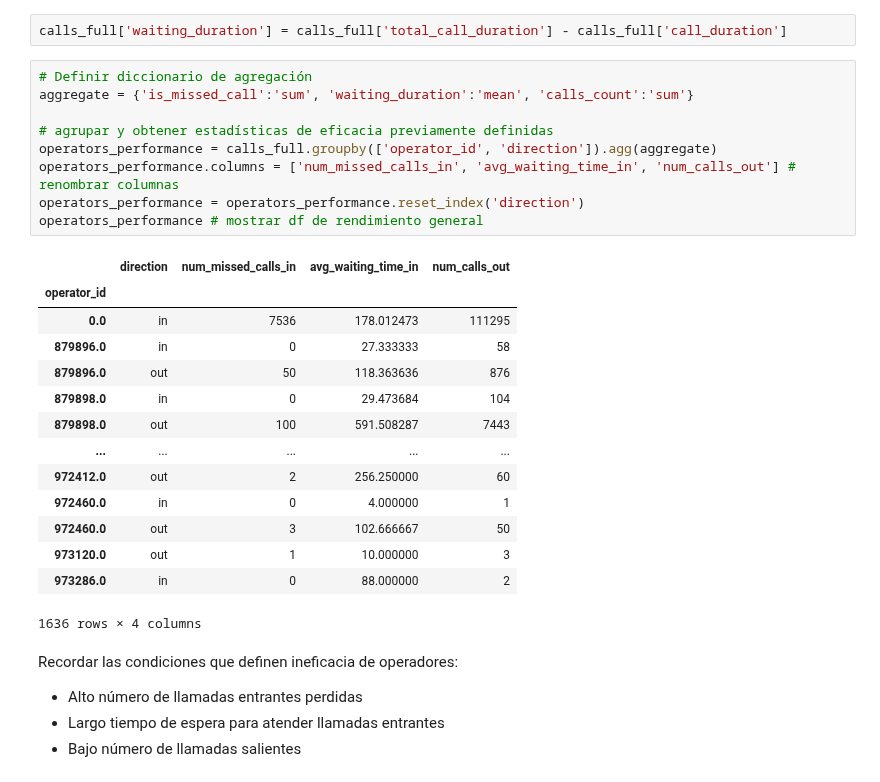
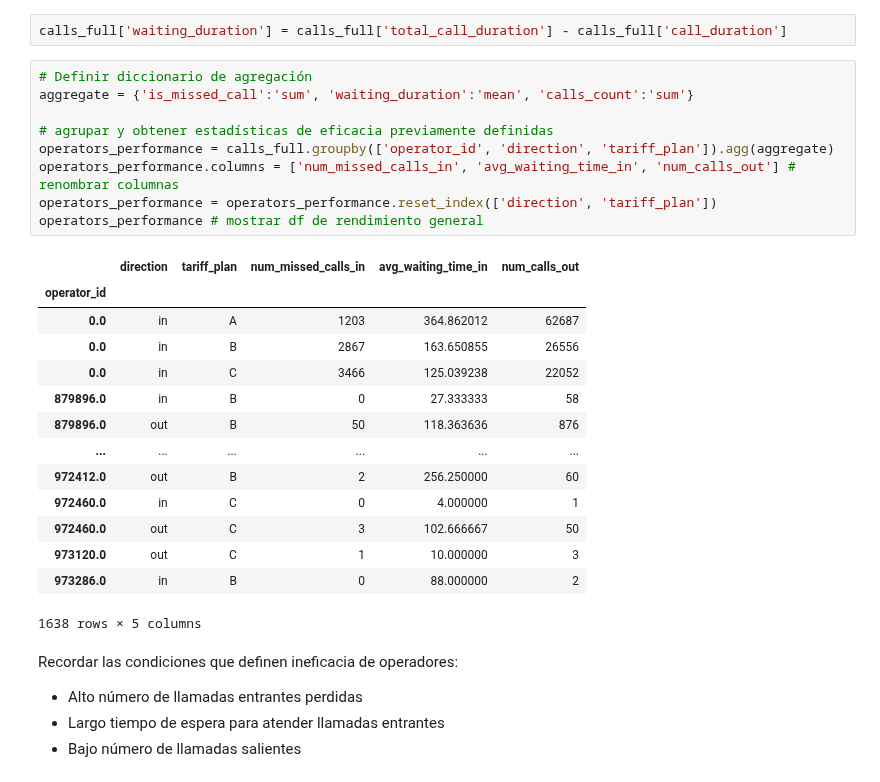
Before and after one commit to ScinDBad/DA_proyecto_final, a Jupyter notebook: proyecto_sp_14.ipynb, the cells around one changed output. Drawn from its saved outputs; the diff is of its cells as text.

```diff
--- a/proyecto_sp_14.ipynb
+++ b/proyecto_sp_14.ipynb
@@ -611,27 +610,27 @@ calls_full['waiting_duration'] = calls_full['total_call_duration'] - calls_full[
 # %%
 # Definir diccionario de agregación
 aggregate = {'is_missed_call':'sum', 'waiting_duration':'mean', 'calls_count':'sum'}
 
 # agrupar y obtener estadísticas de eficacia previamente definidas
-operators_performance = calls_full.groupby(['operator_id', 'direction']).agg(aggregate)
+operators_performance = calls_full.groupby(['operator_id', 'direction', 'tariff_plan']).agg(aggregate)
 operators_performance.columns = ['num_missed_calls_in', 'avg_waiting_time_in', 'num_calls_out'] # renombrar columnas
-operators_performance = operators_performance.reset_index('direction')
+operators_performance = operators_performance.reset_index(['direction', 'tariff_plan'])
 operators_performance # mostrar df de rendimiento general
 # %% [output]
-|  | direction | num_missed_calls_in | avg_waiting_time_in | num_calls_out |
-| operator_id |  |  |  |  |
-| 0.0 | in | 7536 | 178.012473 | 111295 |
-| 879896.0 | in | 0 | 27.333333 | 58 |
-| 879896.0 | out | 50 | 118.363636 | 876 |
-| 879898.0 | in | 0 | 29.473684 | 104 |
-| 879898.0 | out | 100 | 591.508287 | 7443 |
-| ... | ... | ... | ... | ... |
-| 972412.0 | out | 2 | 256.250000 | 60 |
-| 972460.0 | in | 0 | 4.000000 | 1 |
-| 972460.0 | out | 3 | 102.666667 | 50 |
-| 973120.0 | out | 1 | 10.000000 | 3 |
-| 973286.0 | in | 0 | 88.000000 | 2 |
+|  | direction | tariff_plan | num_missed_calls_in | avg_waiting_time_in | num_calls_out |
+| operator_id |  |  |  |  |  |
+| 0.0 | in | A | 1203 | 364.862012 | 62687 |
+| 0.0 | in | B | 2867 | 163.650855 | 26556 |
+| 0.0 | in | C | 3466 | 125.039238 | 22052 |
+| 879896.0 | in | B | 0 | 27.333333 | 58 |
+| 879896.0 | out | B | 50 | 118.363636 | 876 |
+| ... | ... | ... | ... | ... | ... |
+| 972412.0 | out | B | 2 | 256.250000 | 60 |
+| 972460.0 | in | C | 0 | 4.000000 | 1 |
+| 972460.0 | out | C | 3 | 102.666667 | 50 |
+| 973120.0 | out | C | 1 | 10.000000 | 3 |
+| 973286.0 | in | B | 0 | 88.000000 | 2 |
-1636 rows × 4 columns
+1638 rows × 5 columns
 # %% [markdown]
 Recordar las condiciones que definen ineficacia de operadores:
 - Alto número de llamadas entrantes perdidas
```
Also changed, not shown: parts of 20 cells of this notebook.
